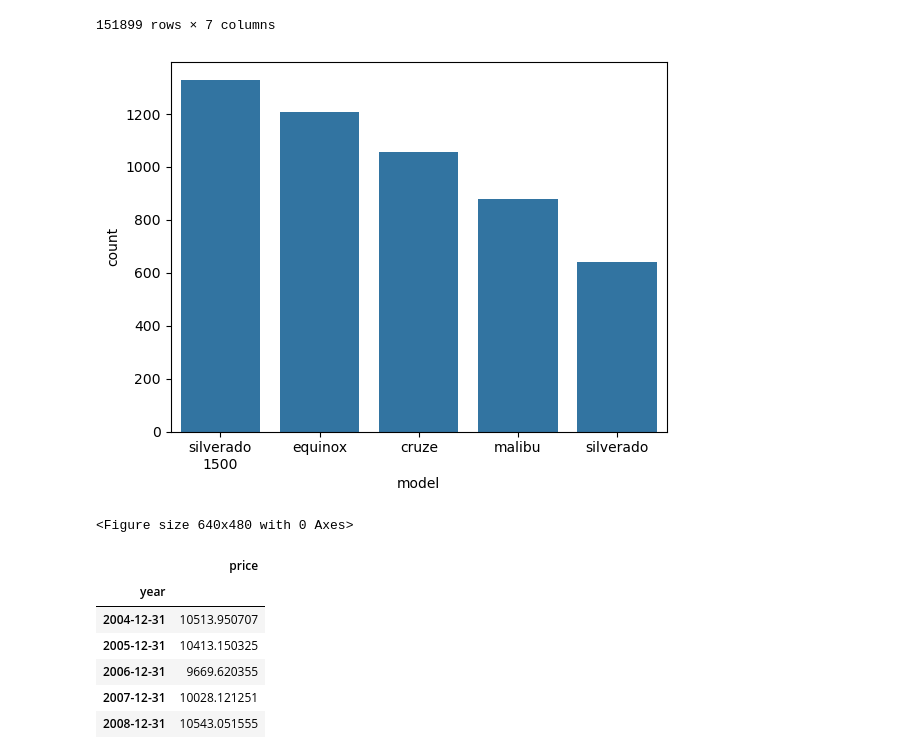
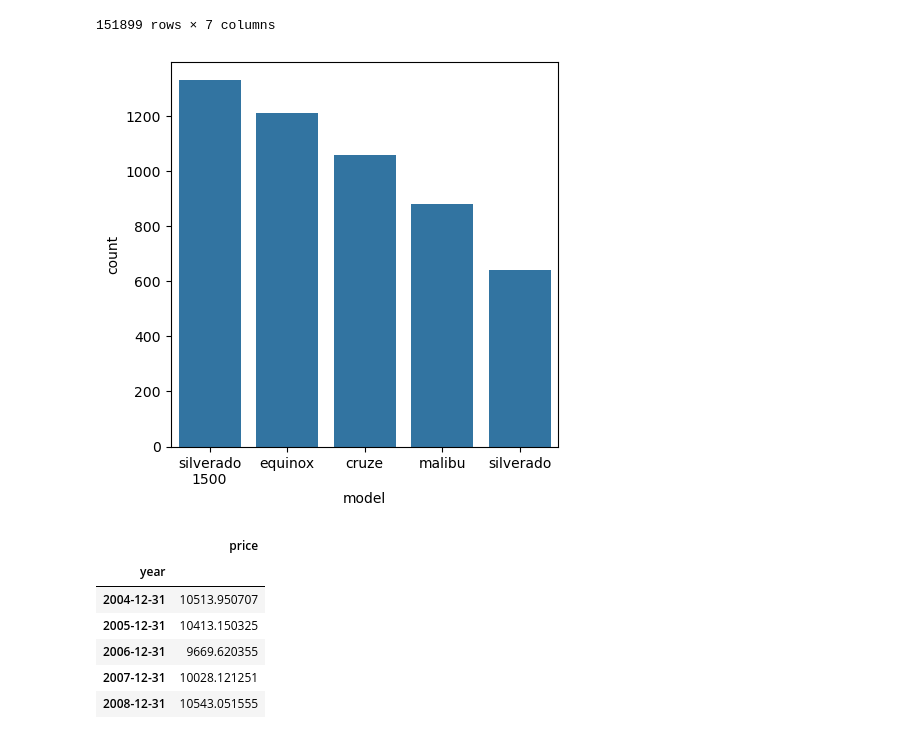
Before and after one commit to vasank201/auto, a Jupyter notebook: prompt_II.ipynb, the cells around one changed output. Drawn from its saved outputs; the diff is of its cells as text; code cells hidden in the pictures.

```diff
--- a/prompt_II.ipynb
+++ b/prompt_II.ipynb
@@ -547,16 +547,16 @@ used_car_sale_ts
 | 426871 | kia | sportage lx sport utility 4d | gas | 2018-01-01 | 17990 | 34239.0 | wy |
 151899 rows × 7 columns
 # %%
+plt.figure(figsize=(5, 5))
 
 ax = sns.barplot(data = used_car_sale_ts[used_car_sale_ts['manufacturer'] == 'chevrolet']['model'].dropna().value_counts().head(5))
 labels = [textwrap.fill(label.get_text(), 12) for label in ax.get_xticklabels()]
 ax.set_xticklabels(labels)
-plt.show()
 
 plt.savefig('./images/chevrolet_sample5.png', dpi=300, bbox_inches="tight")
+plt.show()
 # %% [output]
-[figure, old version]
+[figure, new version]
-<Figure size 640x480 with 0 Axes>
 # %%
 used_car_sale_ts = used_car_sale_ts.set_index("year")
 # %%
```
Also changed, not shown: parts of 6 cells of this notebook, 2 other files.
